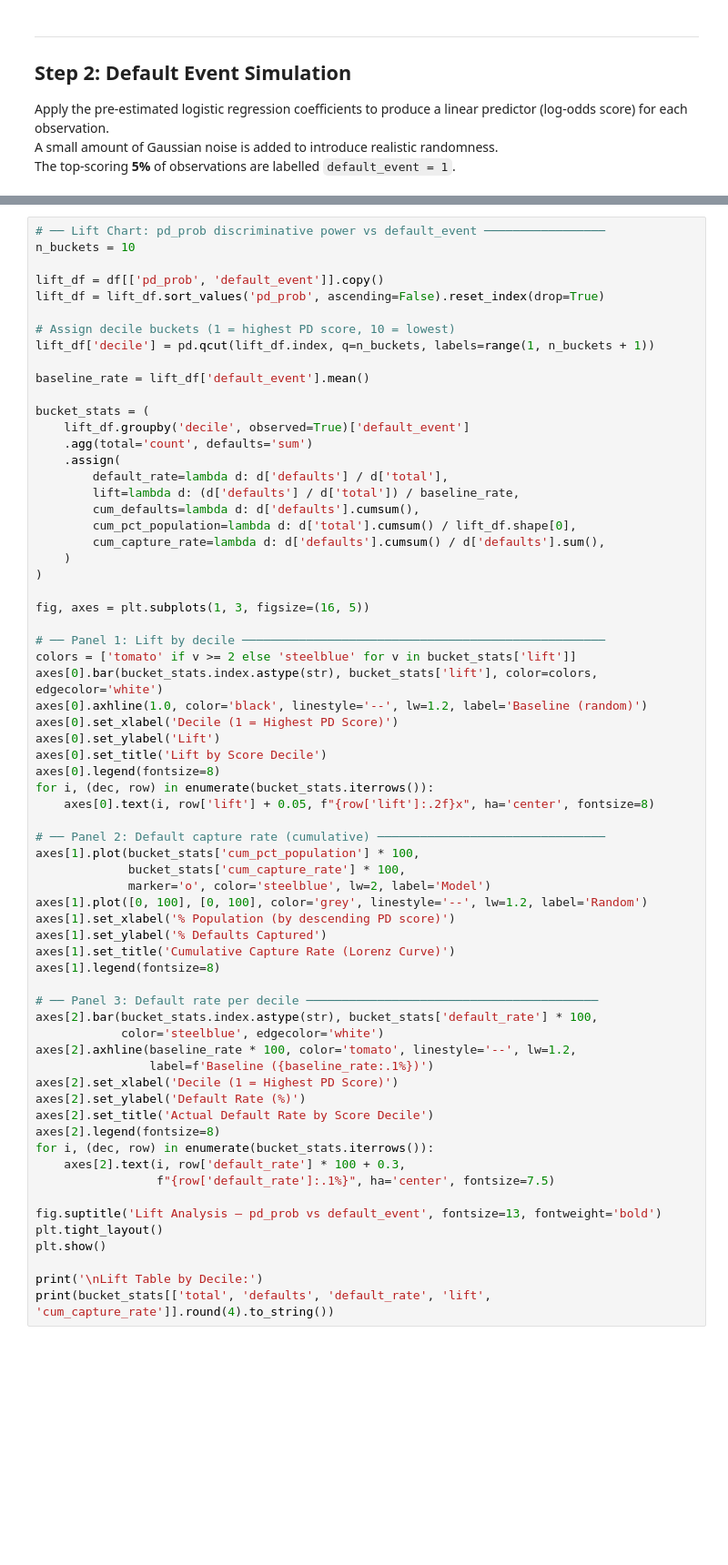
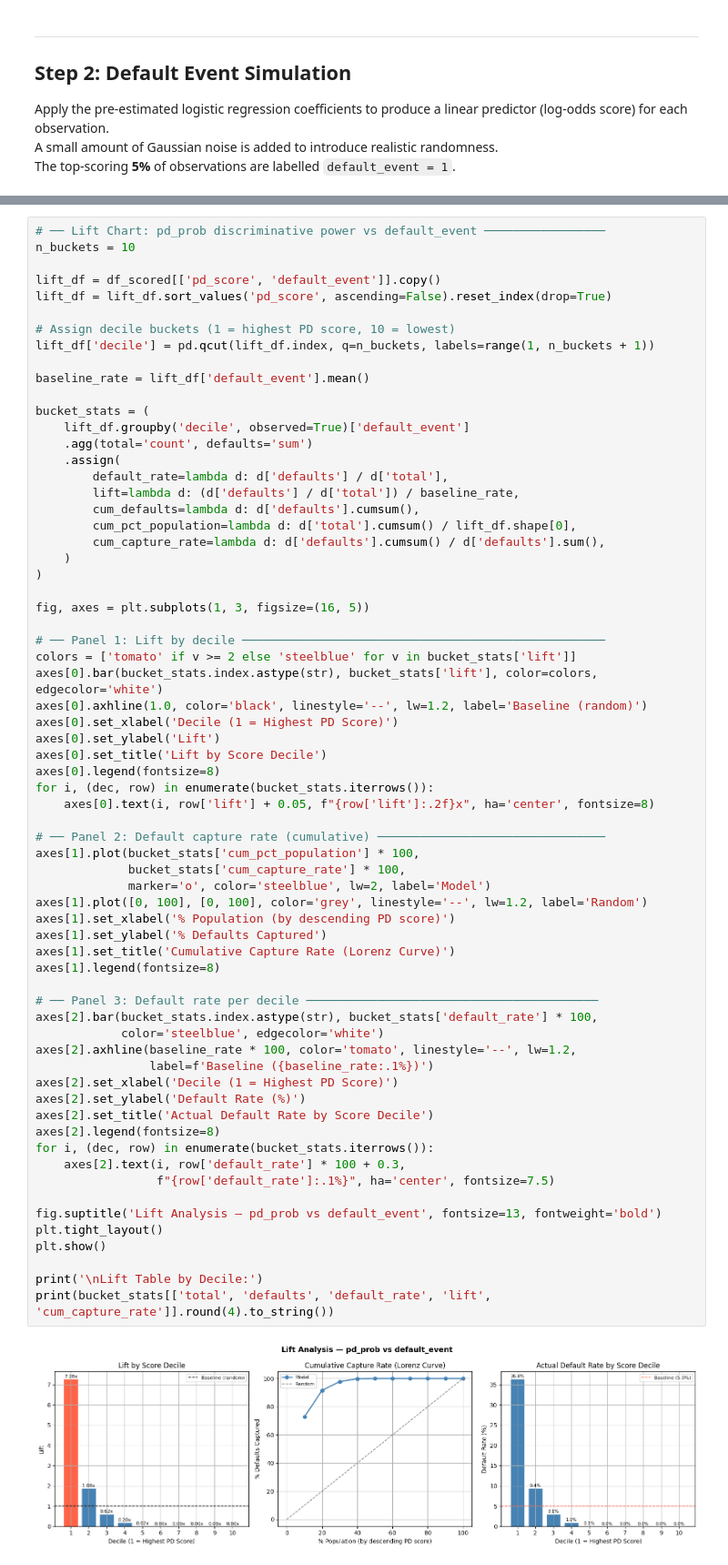
Before and after one commit to ChaoyiWu/Impairment_Framework, a Jupyter notebook: pd_model_showcase.ipynb, the cells around one changed output, grey strips where cells are left out. Shown at 91% size. Saved outputs shown, nothing was run; the diff lists cells and outputs as text; blank space fills up the shorter version.

```diff
--- a/pd_model_showcase.ipynb
+++ b/pd_model_showcase.ipynb
@@ -253,8 +375,8 @@ print(compare_df.round(4).to_string())
 # ── Lift Chart: pd_prob discriminative power vs default_event ─────────────────
 n_buckets = 10
 
-lift_df = df[['pd_prob', 'default_event']].copy()
-lift_df = lift_df.sort_values('pd_prob', ascending=False).reset_index(drop=True)
+lift_df = df_scored[['pd_score', 'default_event']].copy()
+lift_df = lift_df.sort_values('pd_score', ascending=False).reset_index(drop=True)
 
 # Assign decile buckets (1 = highest PD score, 10 = lowest)
 lift_df['decile'] = pd.qcut(lift_df.index, q=n_buckets, labels=range(1, n_buckets + 1))
@@ -288,30 +410,32 @@ for i, (dec, row) in enumerate(bucket_stats.iterrows()):
 
 # ── Panel 2: Default capture rate (cumulative) ────────────────────────────────
 axes[1].plot(bucket_stats['cum_pct_population'] * 100,
              bucket_stats['cum_capture_rate'] * 100,
              marker='o', color='steelblue', lw=2, label='Model')
 axes[1].plot([0, 100], [0, 100], color='grey', linestyle='--', lw=1.2, label='Random')
 axes[1].set_xlabel('% Population (by descending PD score)')
 axes[1].set_ylabel('% Defaults Captured')
 axes[1].set_title('Cumulative Capture Rate (Lorenz Curve)')
 axes[1].legend(fontsize=8)
 
 # ── Panel 3: Default rate per decile ─────────────────────────────────────────
 axes[2].bar(bucket_stats.index.astype(str), bucket_stats['default_rate'] * 100,
             color='steelblue', edgecolor='white')
 axes[2].axhline(baseline_rate * 100, color='tomato', linestyle='--', lw=1.2,
                 label=f'Baseline ({baseline_rate:.1%})')
 axes[2].set_xlabel('Decile (1 = Highest PD Score)')
 axes[2].set_ylabel('Default Rate (%)')
 axes[2].set_title('Actual Default Rate by Score Decile')
 axes[2].legend(fontsize=8)
 for i, (dec, row) in enumerate(bucket_stats.iterrows()):
     axes[2].text(i, row['default_rate'] * 100 + 0.3,
                  f"{row['default_rate']:.1%}", ha='center', fontsize=7.5)
 
 fig.suptitle('Lift Analysis — pd_prob vs default_event', fontsize=13, fontweight='bold')
 plt.tight_layout()
 plt.show()
 
 print('\nLift Table by Decile:')
 print(bucket_stats[['total', 'defaults', 'default_rate', 'lift', 'cum_capture_rate']].round(4).to_string())
+# %% [output]
+[figure, added]
```
Also changed, not shown: parts of 26 cells of this notebook, 1 other file.
